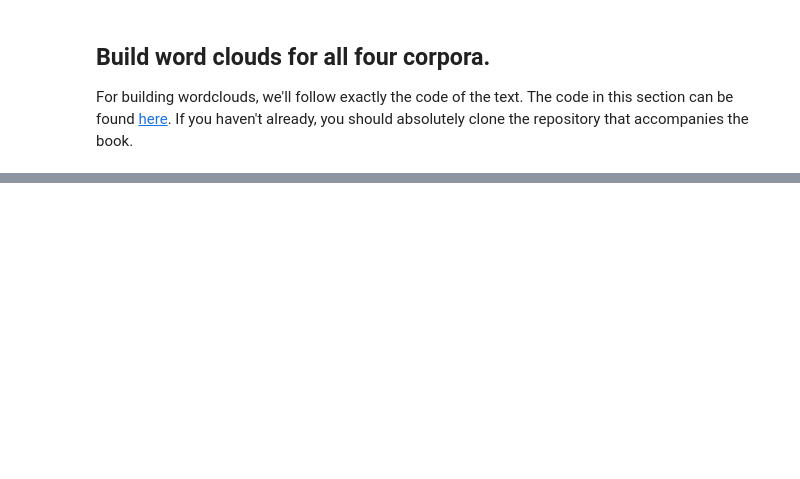
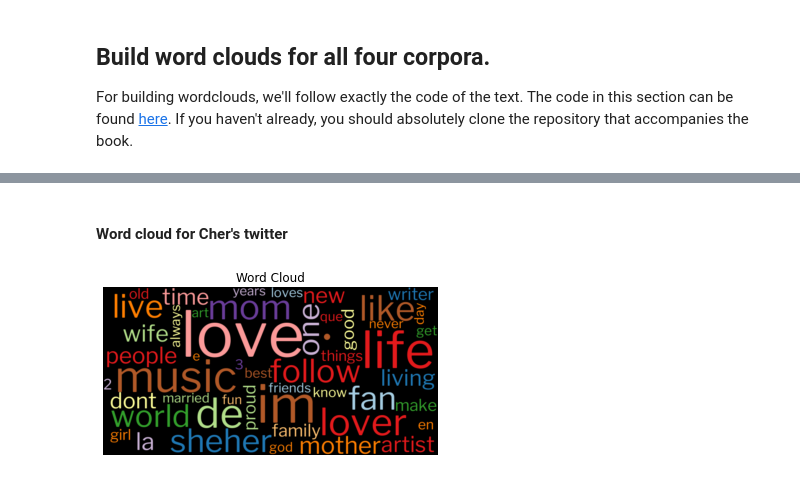
Before and after one commit to unpham/ads_509-tm-group-comp, a Jupyter notebook: Group Comparison.ipynb, the cells around one changed output, grey strips where cells are left out. Saved outputs shown, nothing was run; the diff lists cells and outputs as text; code cells hidden in the pictures; blank space fills up the shorter version.

```diff
--- a/Group Comparison.ipynb
+++ b/Group Comparison.ipynb
@@ -254,0 +560,9 @@ def count_words(df, column='tokens', preprocess=None, min_freq=2):
+# %% [markdown]
+#### Word cloud for Cher's twitter
+# %%
+cher_tokens = twitter_data.loc[twitter_data['artist'] == 'cher'].dropna()
+word_freq = count_words(cher_tokens, column='tokens', min_freq=2)
+wordcloud(word_freq['freq'], title='Word Cloud', max_words=50)
+plt.show()
+# %% [output]
+[figure, added]
```
Also changed, not shown: parts of 34 cells of this notebook.
